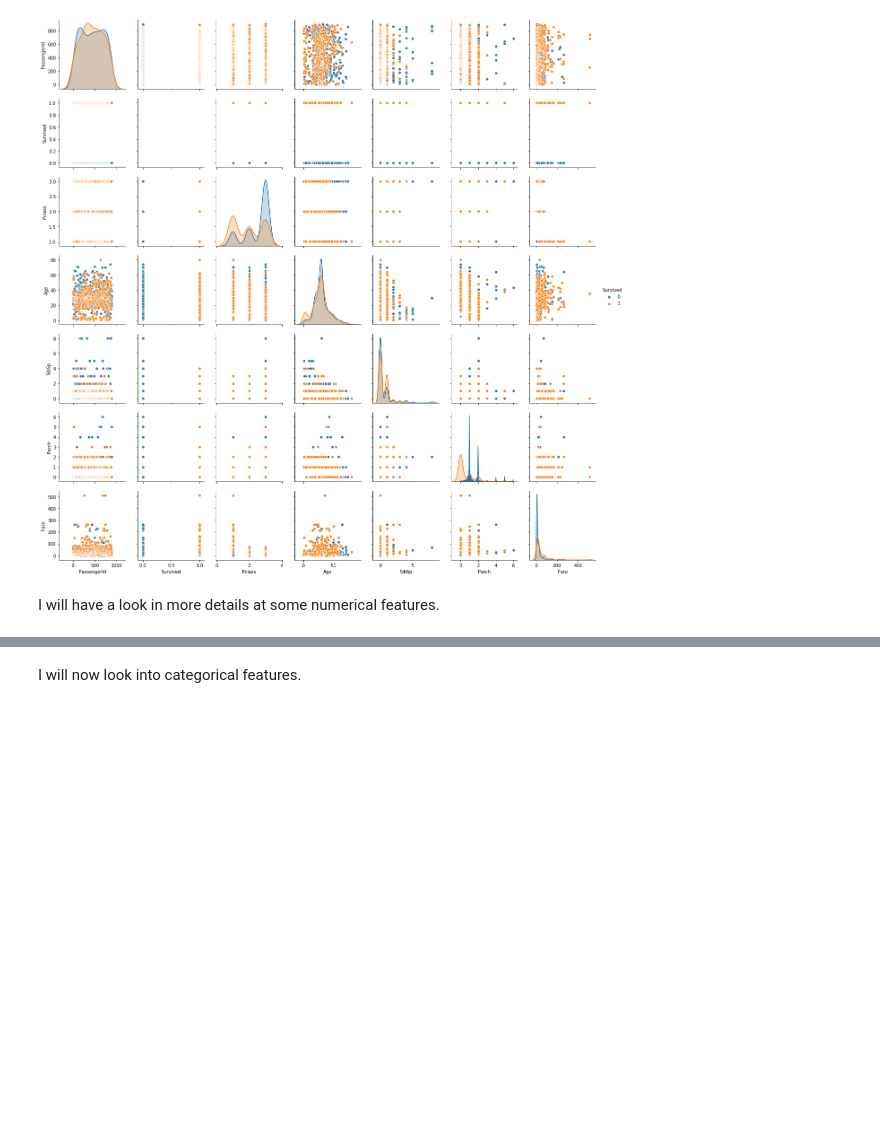
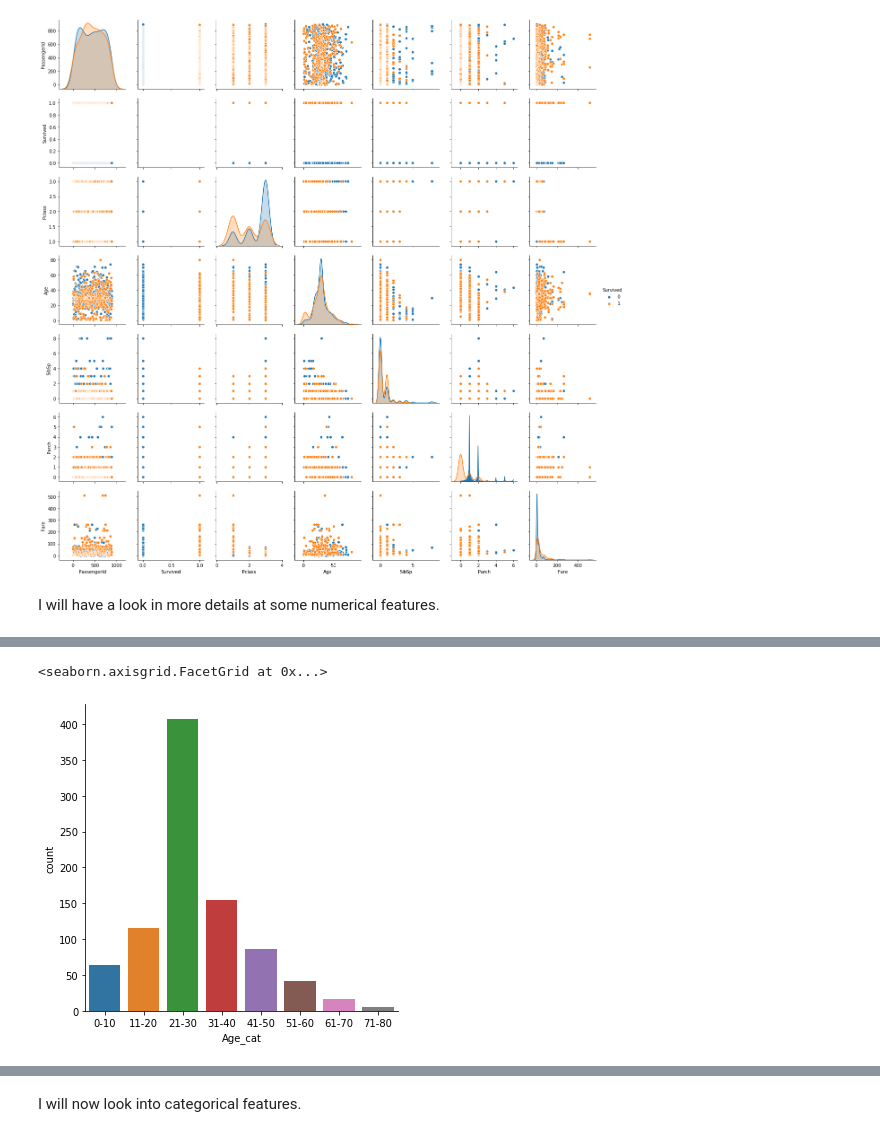
Before and after one commit to SalimAmarti/Titanic_Project, a Jupyter notebook: Titanic model.ipynb, the cells around one changed output, grey strips where cells are left out. Drawn from its saved outputs; the diff is of its cells as text; code cells hidden in the pictures; blank space fills up the shorter version.

```diff
--- a/Titanic model.ipynb
+++ b/Titanic model.ipynb
@@ -141,0 +160,18 @@ I will have a look in more details at some numerical features.
+# %%
+for i in range(0,tit_data_clean.shape[0]):
+    if tit_data_clean['Age'][i]<=10:
+        tit_data_clean['Age_cat'][i]='0-10'
+    elif tit_data_clean['Age'][i]>10 and tit_data_clean['Age'][i]<=20:
+        tit_data_clean['Age_cat'][i]='11-20'
+    elif tit_data_clean['Age'][i]>20 and tit_data_clean['Age'][i]<=30:
+        tit_data_clean['Age_cat'][i]='21-30'
+    elif tit_data_clean['Age'][i]>30 and tit_data_clean['Age'][i]<=40:
+        tit_data_clean['Age_cat'][i]='31-40'
+    elif tit_data_clean['Age'][i]>40 and tit_data_clean['Age'][i]<=50:
+        tit_data_clean['Age_cat'][i]='41-50'
+    elif tit_data_clean['Age'][i]>50 and tit_data_clean['Age'][i]<=60:
+        tit_data_clean['Age_cat'][i]='51-60'
+    elif tit_data_clean['Age'][i]>60 and tit_data_clean['Age'][i]<=70:
+        tit_data_clean['Age_cat'][i]='61-70'
+    elif tit_data_clean['Age'][i]>70 and tit_data_clean['Age'][i]<=80:
+        tit_data_clean['Age_cat'][i]='71-80'
@@ -141,0 +196,5 @@ I will have a look in more details at some numerical features.
+# %%
+sns.catplot(x='Age_cat',data=tit_data_clean,kind='count',order=['0-10','11-20','21-30','31-40','41-50','51-60','61-70','71-80'])
+# %% [output]
+<seaborn.axisgrid.FacetGrid at 0x...>
+[figure, added]
```
Also changed, not shown: parts of 10 cells of this notebook.
